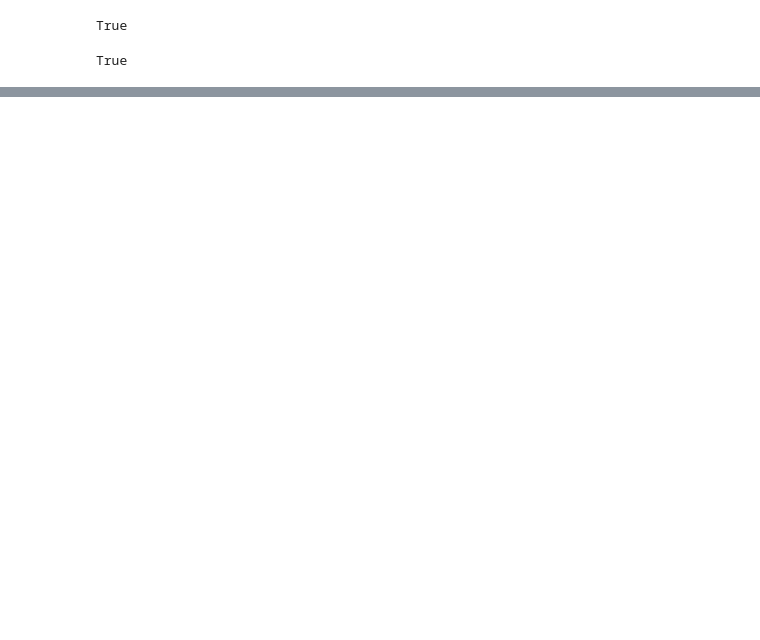
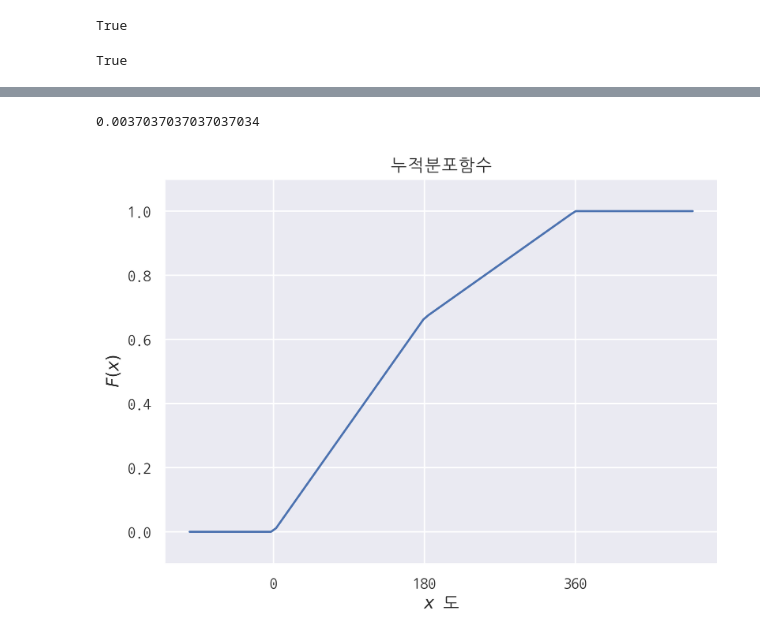
Before and after one commit to hmkim312/TIL, a Jupyter notebook: math/06_pgmpy로 공부하는 확률론.ipynb, the cells around one changed output, grey strips where cells are left out. Drawn from its saved outputs; the diff is of its cells as text; code cells hidden in the pictures; blank space fills up the shorter version.

```diff
--- a/math/06_pgmpy로 공부하는 확률론.ipynb
+++ b/math/06_pgmpy로 공부하는 확률론.ipynb
@@ -104,0 +144,44 @@ True
+# %%
+# 연습문제 6.4.3
+# a는 b보다 작아야 하고, 0 ~ 180 확률은 2/3
+# 180 ~ 360 확률은 1/3
+
+def p(a, b):
+    if a > b :
+        raise ValueError('a는 b보다 작거나 같아야 합니다.')
+    elif b > 360:
+        raise ValueError('b는 360보다 작아야 합니다.')
+    elif b < 180:
+        return (2/3) * ((b-a)/180)
+    else:
+        if a < 180:
+            return ((2/3) * (180 - a) / 180) + (1/3) * (b-180)/180
+        return (1/3) * ((b-a)/180)
+p(179,180)
+# %% [output]
+0.0037037037037037034
+# %%
+# 연습문제 6.4.4
+def F(x):
+    if x < 0:
+        return 0
+    elif x > 360:
+        return 1
+    elif x < 180:
+        return (2/3) * (x/180)
+    elif x >= 180:
+        return (2/3 + (1/3)*(x-180)/180)
+
+
+t = np.linspace(-100, 500, 100)
+Fs = np.array(list(map(F, t)))
+plt.figure(figsize = (7,5))
+plt.plot(t, Fs)
+plt.ylim(-0.1, 1.1)
+plt.xticks([0,180,360])
+plt.title('누적분포함수')
+plt.xlabel('$x$ 도')
+plt.ylabel('$F(x)$')
+plt.show()
+# %% [output]
+[figure, added]
```
Also changed, not shown: parts of 3 cells of this notebook.
